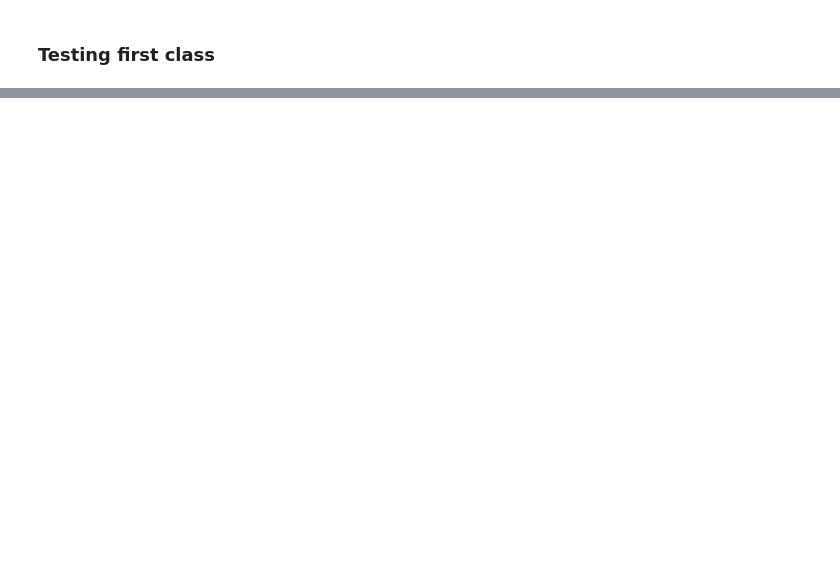
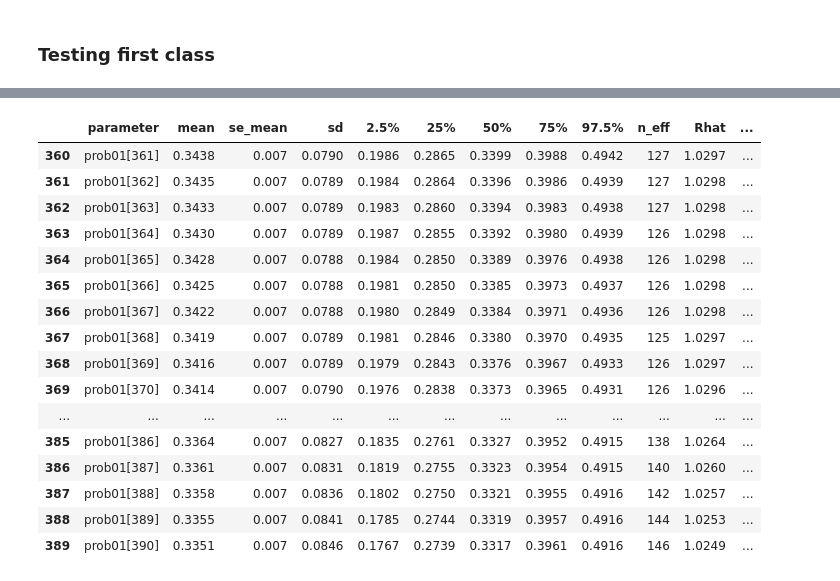
Before and after one commit to mdastro/UVupturn-RSGs, a Jupyter notebook: Model/Model3D_SharedPrior_Revised.ipynb, the cells around one changed output, grey strips where cells are left out. Drawn from its saved outputs; the diff is of its cells as text; code cells hidden in the pictures; blank space fills up the shorter version.

```diff
--- a/Model/Model3D_SharedPrior_Revised.ipynb
+++ b/Model/Model3D_SharedPrior_Revised.ipynb
@@ -168,0 +323,20 @@ plt.show()
+# %%
+subset_temp
+# %% [output]
+|  | parameter | mean | se_mean | sd | 2.5% | 25% | 50% | 75% | 97.5% | n_eff | Rhat | ... |
+| 360 | prob01[361] | 0.3438 | 0.007 | 0.0790 | 0.1986 | 0.2865 | 0.3399 | 0.3988 | 0.4942 | 127 | 1.0297 | ... |
+| 361 | prob01[362] | 0.3435 | 0.007 | 0.0789 | 0.1984 | 0.2864 | 0.3396 | 0.3986 | 0.4939 | 127 | 1.0298 | ... |
+| 362 | prob01[363] | 0.3433 | 0.007 | 0.0789 | 0.1983 | 0.2860 | 0.3394 | 0.3983 | 0.4938 | 127 | 1.0298 | ... |
+| 363 | prob01[364] | 0.3430 | 0.007 | 0.0789 | 0.1987 | 0.2855 | 0.3392 | 0.3980 | 0.4939 | 126 | 1.0298 | ... |
+| 364 | prob01[365] | 0.3428 | 0.007 | 0.0788 | 0.1984 | 0.2850 | 0.3389 | 0.3976 | 0.4938 | 126 | 1.0298 | ... |
+| 365 | prob01[366] | 0.3425 | 0.007 | 0.0788 | 0.1981 | 0.2850 | 0.3385 | 0.3973 | 0.4937 | 126 | 1.0298 | ... |
+| 366 | prob01[367] | 0.3422 | 0.007 | 0.0788 | 0.1980 | 0.2849 | 0.3384 | 0.3971 | 0.4936 | 126 | 1.0298 | ... |
+| 367 | prob01[368] | 0.3419 | 0.007 | 0.0789 | 0.1981 | 0.2846 | 0.3380 | 0.3970 | 0.4935 | 125 | 1.0297 | ... |
+| 368 | prob01[369] | 0.3416 | 0.007 | 0.0789 | 0.1979 | 0.2843 | 0.3376 | 0.3967 | 0.4933 | 126 | 1.0297 | ... |
+| 369 | prob01[370] | 0.3414 | 0.007 | 0.0790 | 0.1976 | 0.2838 | 0.3373 | 0.3965 | 0.4931 | 126 | 1.0296 | ... |
+| ... | ... | ... | ... | ... | ... | ... | ... | ... | ... | ... | ... | ... |
+| 385 | prob01[386] | 0.3364 | 0.007 | 0.0827 | 0.1835 | 0.2761 | 0.3327 | 0.3952 | 0.4915 | 138 | 1.0264 | ... |
+| 386 | prob01[387] | 0.3361 | 0.007 | 0.0831 | 0.1819 | 0.2755 | 0.3323 | 0.3954 | 0.4915 | 140 | 1.0260 | ... |
+| 387 | prob01[388] | 0.3358 | 0.007 | 0.0836 | 0.1802 | 0.2750 | 0.3321 | 0.3955 | 0.4916 | 142 | 1.0257 | ... |
+| 388 | prob01[389] | 0.3355 | 0.007 | 0.0841 | 0.1785 | 0.2744 | 0.3319 | 0.3957 | 0.4916 | 144 | 1.0253 | ... |
+| 389 | prob01[390] | 0.3351 | 0.007 | 0.0846 | 0.1767 | 0.2739 | 0.3317 | 0.3961 | 0.4916 | 146 | 1.0249 | ... |
```
Also changed, not shown: parts of 31 cells of this notebook.
